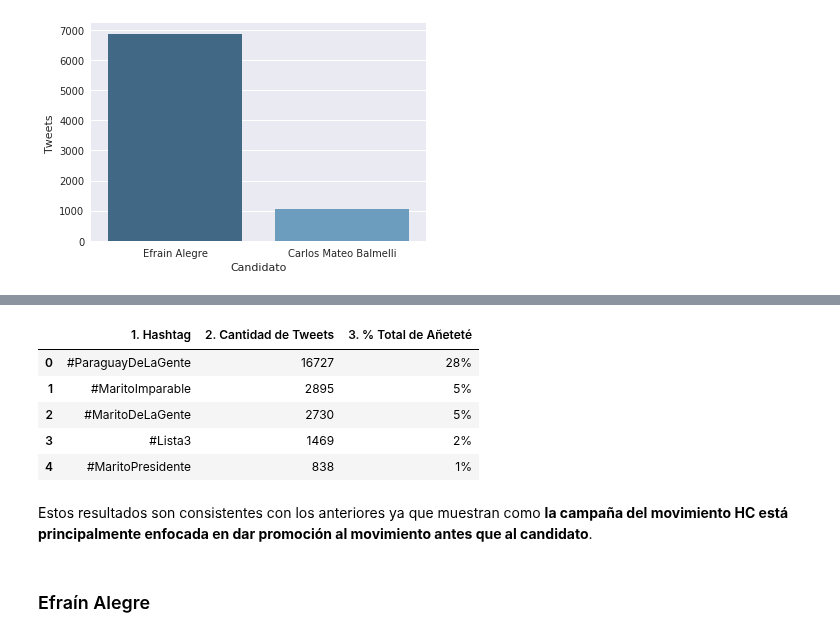
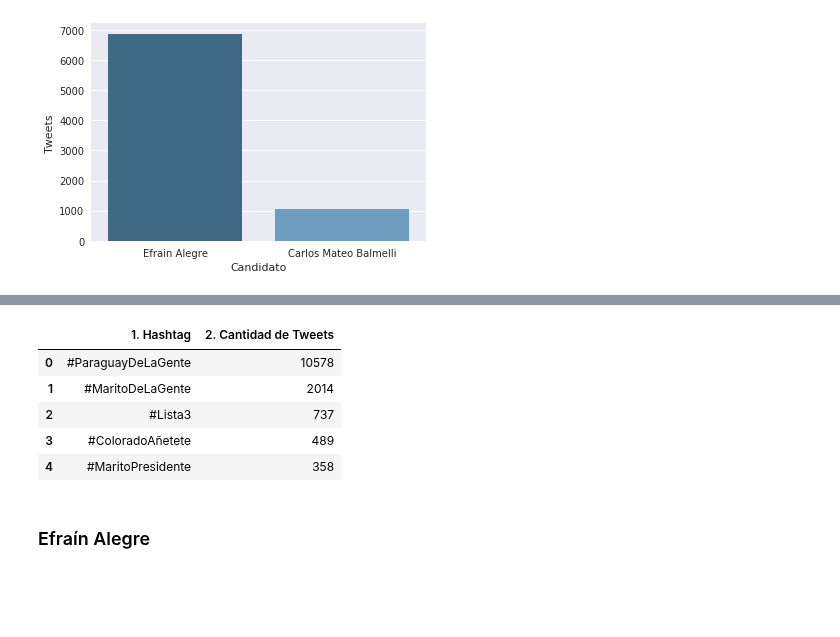
Before and after one commit to ParticipaPY/politic-bots, a Jupyter notebook: reports/bots_politicos_internas2017.ipynb, the cells around one changed output, grey strips where cells are left out. Cells and saved outputs as stored; diff of their text form; code cells hidden in the pictures; blank space fills up the shorter version.

```diff
--- a/reports/bots_politicos_internas2017.ipynb
+++ b/reports/bots_politicos_internas2017.ipynb
@@ -207,14 +196,12 @@ sns.barplot(x='Candidato', y='Tweets', data=tweets_por_candidato_plra, palette="
 # %%
 additional_args = {'include_candidate':False, 'candidate_handler':'SantiPenap'}
-hashtags_hc = db.get_hashtags_by_movement('honor colorado', **additional_args)
+hashtags_hc = db.get_hashtags_by_candidate('santiago peña', **additional_args)
 hashtags_populares_hc = []
 sum_total = 0
-for i in range(10):
+for i in range(5):
     hashtag = hashtags_hc[i]
     sum_total += hashtag['count']
-    por_total = round((hashtag['count']/tweets_mov_hc.count())*100)
-    hashtag_dict = {'1. Hashtag': '#' + hashtag['_id'], '2. Cantidad de Tweets': hashtag['count'],
-                    '3. % Total de HC': str(por_total) + '%'}
+    hashtag_dict = {'1. Hashtag': '#' + hashtag['_id'], '2. Cantidad de Tweets': hashtag['count']}
     hashtags_populares_hc.append(hashtag_dict)
 pd.DataFrame(hashtags_populares_hc)
 # %% [output]
@@ -234,23 +216,19 @@ pd.DataFrame(hashtags_populares_hc)
 # %%
 additional_args = {'include_candidate':False, 'candidate_handler':'MaritoAbdo'}
-hashtags_ca = db.get_hashtags_by_movement('colorado añetete', **additional_args)
+hashtags_ca = db.get_hashtags_by_candidate('mario abdo', **additional_args)
 hashtags_populares_ca = []
 for i in range(5):
     hashtag = hashtags_ca[i]
-    por_total = round((hashtag['count']/tweets_mov_ca.count())*100)
-    hashtag_dict = {'1. Hashtag': '#' + hashtag['_id'], '2. Cantidad de Tweets': hashtag['count'],
-                    '3. % Total de Añeteté': str(por_total) + '%'}
+    hashtag_dict = {'1. Hashtag': '#' + hashtag['_id'], '2. Cantidad de Tweets': hashtag['count']}
     hashtags_populares_ca.append(hashtag_dict)
 pd.DataFrame(hashtags_populares_ca)
 # %% [output]
-|  | 1. Hashtag | 2. Cantidad de Tweets | 3. % Total de Añeteté |
-| 0 | #ParaguayDeLaGente | 16727 | 28% |
-| 1 | #MaritoImparable | 2895 | 5% |
-| 2 | #MaritoDeLaGente | 2730 | 5% |
-| 3 | #Lista3 | 1469 | 2% |
-| 4 | #MaritoPresidente | 838 | 1% |
+|  | 1. Hashtag | 2. Cantidad de Tweets |
+| 0 | #ParaguayDeLaGente | 10578 |
+| 1 | #MaritoDeLaGente | 2014 |
+| 2 | #Lista3 | 737 |
+| 3 | #ColoradoAñetete | 489 |
+| 4 | #MaritoPresidente | 358 |
-# %% [markdown]
-Estos resultados son consistentes con los anteriores ya que muestran como **la campaña del movimiento HC está principalmente enfocada en dar promoción al movimiento antes que al candidato**.
 # %% [markdown]
 ### Efraín Alegre
 # %%
```
Also changed, not shown: parts of 10 cells of this notebook, 1 other file.
